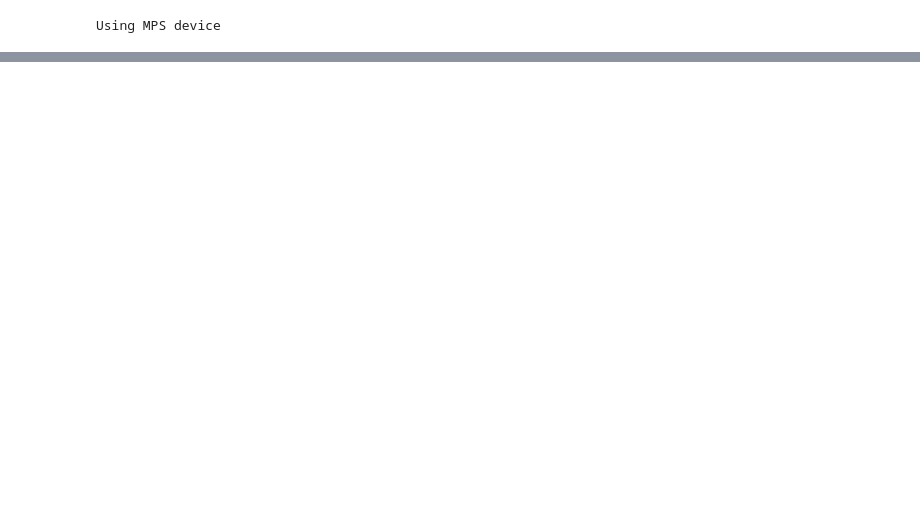
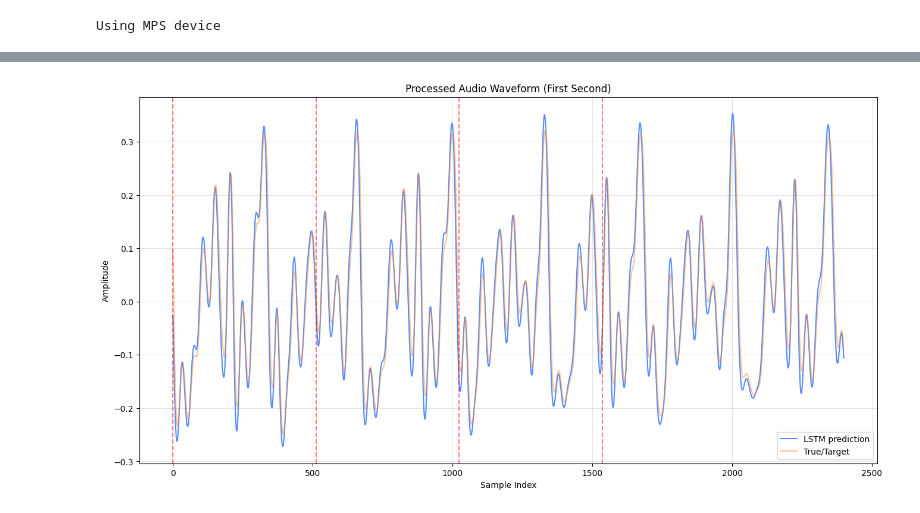
Before and after one commit to NikolajMunkKjaersgaard/ML_guitar-Amp, a Jupyter notebook: LSTM.ipynb, the cells around one changed output, grey strips where cells are left out. Saved outputs shown, nothing was run; the diff lists cells and outputs as text; code cells hidden in the pictures; blank space fills up the shorter version.

```diff
--- a/LSTM.ipynb
+++ b/LSTM.ipynb
@@ -178,14 +177,14 @@ class AudioAmpDataset(Dataset):
         return clean_tensor, target_tensor
 # %%
 dataset = AudioAmpDataset(
-    clean_path="Data/ML Guitar_ Initial_Data_Cut.wav",
-    target_path="Data/ML Guitar_ Target Data_Cut.wav",
+    clean_path="Data/ML Guitar_ Initial_Data.wav",
+    target_path="Data/ML Guitar Target Data.wav",
     seq_len=512
 )
 
 train_loader = DataLoader(
     dataset,
-    batch_size=1,
+    batch_size=128,
     shuffle=False,       # Shuffle the chunks for better training
     num_workers=0,      # Uses 2 background processes to read from disk concurrently
     pin_memory=True    # Speeds up transferring data to MPS/GPU
@@ -305,10 +327,13 @@ device = torch.device("mps" if torch.backends.mps.is_available() else "cpu")
 my_trained_model = model.to(device)
 
 # Process a new riff
+# Process a new riff
 result = process_new_audio(
     model=my_trained_model,
     input_file="Data/ML Guitar_ Initial_Data_Cut.wav",
     output_file="Data/My_Distorted_Riff_Cut.wav",
     device=device,
-    seq_len=512
+    clean_max=dataset.clean_max,    # <--- Added
+    target_max=dataset.target_max,  # <--- Added
+    seq_len=48000                   # <--- Process in 1-second blocks (assuming 48kHz audio)
 )
@@ -320,13 +357,20 @@ ipd.Audio(targetAudio, rate=44100)
 # %%
 # plot waveform to check for zero crossings
 sr = 48000
 
-start = int(sr*10)
-end = int(sr * 10.1)  # Plot the first 0.1 seconds (4410 samples)
-plt.figure(figsize=(12, 4))
-plt.plot(result[start:end])  # Plot the first second of audio
+start = int(sr*8)
+end = int(sr * 8.05)  # Plot the first 0.1 seconds (4410 samples)
+plt.figure(figsize=(16, 8))
+plt.plot(result[start:end], label = 'LSTM prediction')  # Plot the first second of audio
+plt.plot(targetAudio[start:end], alpha=0.5, label = 'True/Target')  # Overlay the target audio for comparison
+#make vertical lines at 512 sample intervals to show the chunk boundaries
+for i in range(len(result[start:end]) // 512):
+    plt.axvline(x=i*512, color='r', linestyle='--', alpha=0.5)
 plt.title("Processed Audio Waveform (First Second)")
 plt.xlabel("Sample Index")
 plt.ylabel("Amplitude")
+plt.legend()
 plt.grid()
 plt.show()
+# %% [output]
+[figure, added]
```
Also changed, not shown: parts of 9 cells of this notebook, 4 other files.
